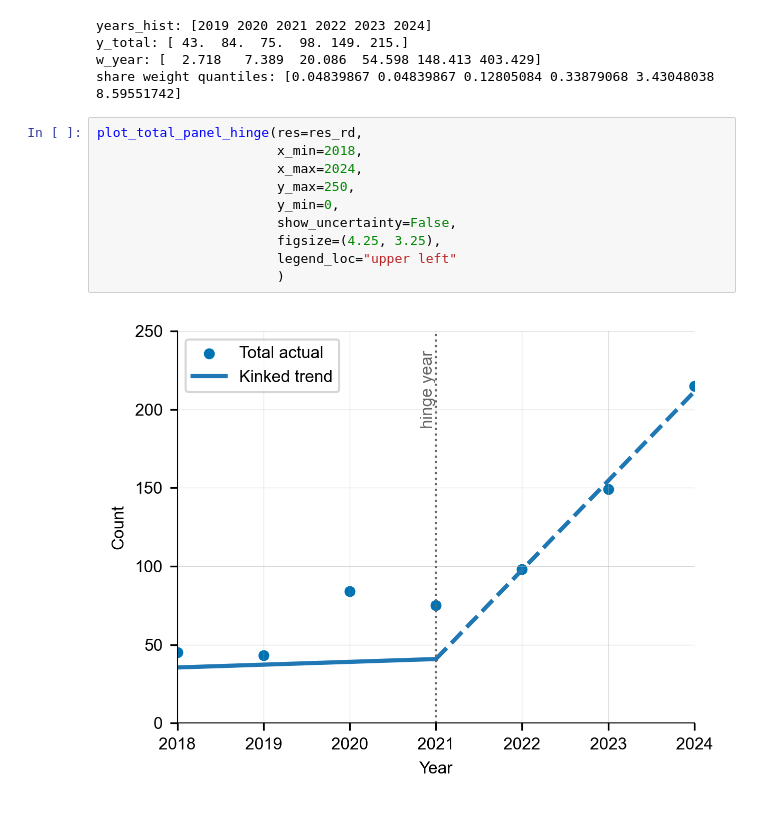
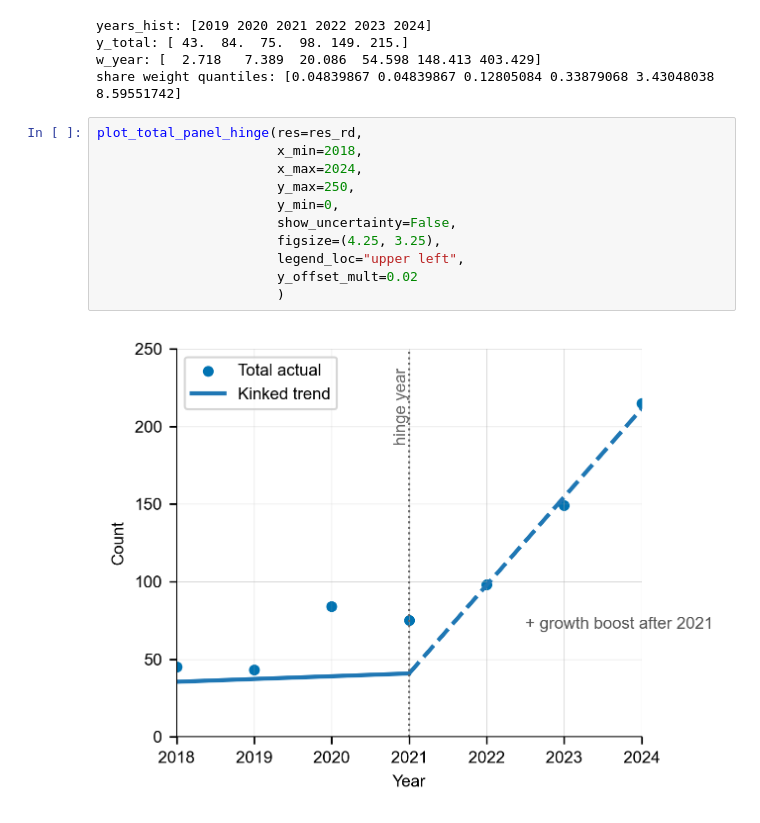
Before and after one commit to cluebbers/ai-incident-forecasting, a Jupyter notebook: src/hinge_diagram.ipynb, the cells around one changed output. Cells and saved outputs as stored; diff of their text form.

Commit message:
added text to hinge diagram, 1st draft

```diff
--- a/src/hinge_diagram.ipynb
+++ b/src/hinge_diagram.ipynb
@@ -49,12 +49,13 @@ share weight quantiles: [0.04839867 0.04839867 0.12805084 0.33879068 3.43048038
 # %%
 plot_total_panel_hinge(res=res_rd,
                        x_min=2018,
                        x_max=2024,
                        y_max=250,
                        y_min=0,
                        show_uncertainty=False,
                        figsize=(4.25, 3.25),
-                       legend_loc="upper left"
+                       legend_loc="upper left",
+                       y_offset_mult=0.02
                        )
 # %% [output]
-[figure, old version]
+[figure, new version]
```
Also changed, not shown: 2 other files.
